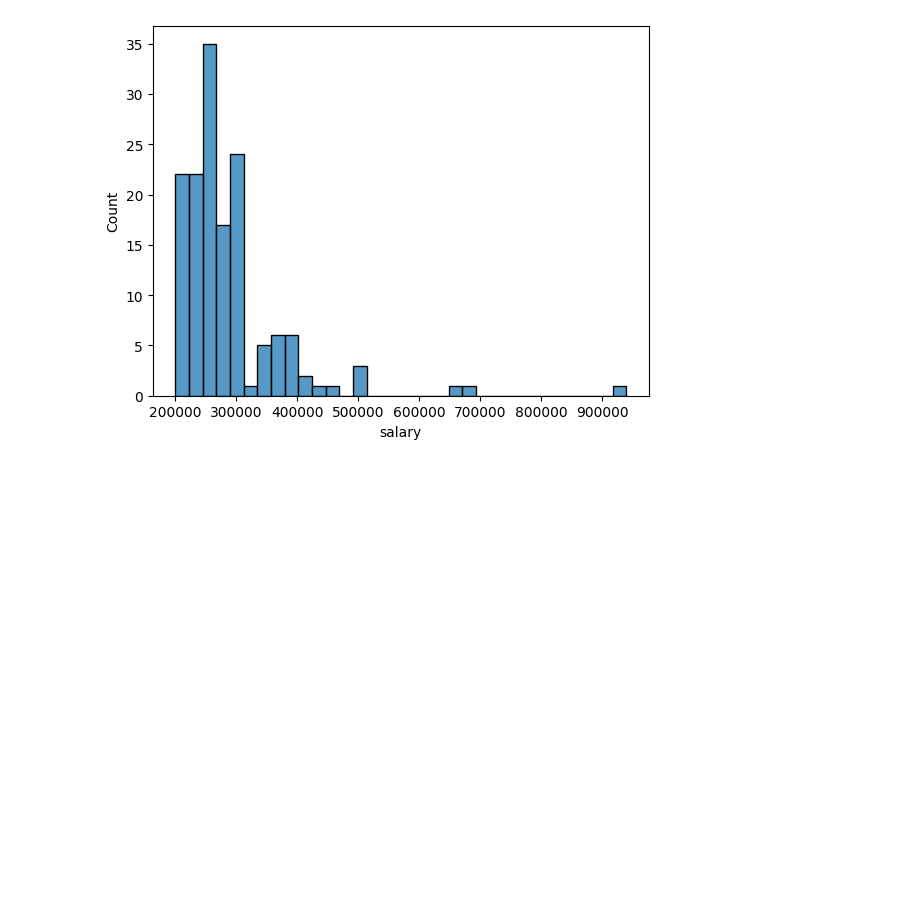
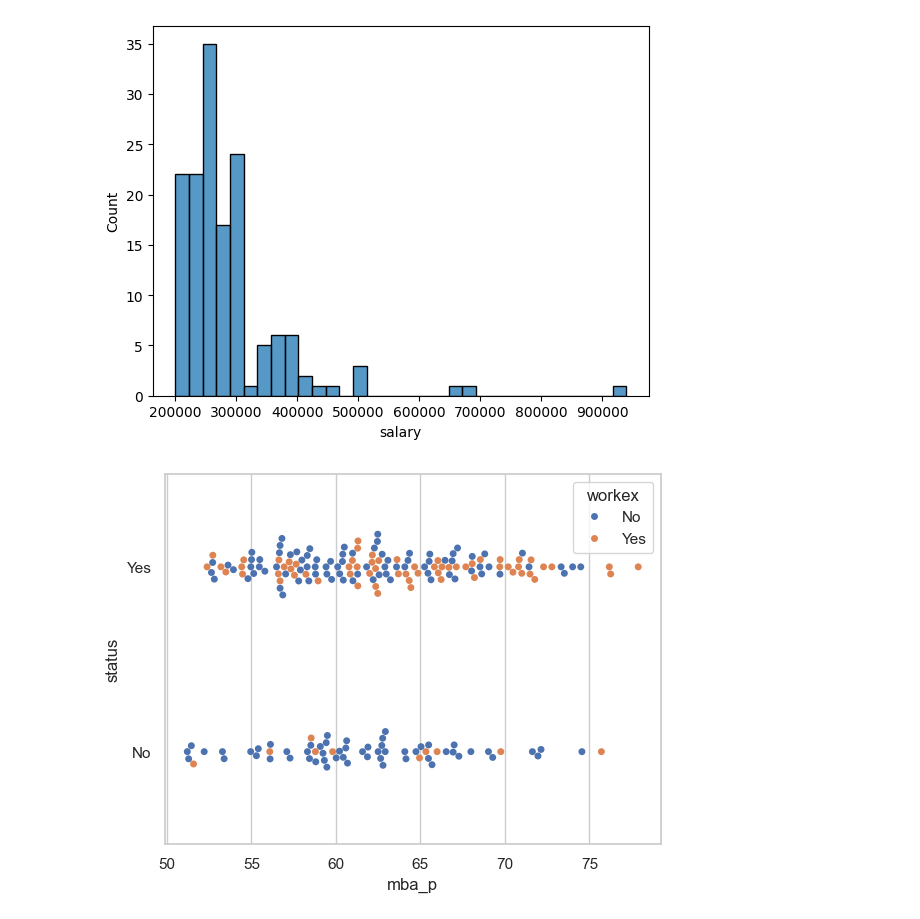
Before and after one commit to edupmon/fiap, a Jupyter notebook: pos-tech/data-analytics/fase-2/02-machine-learning-avancado/aula-2/knn-svm.ipynb, the cells around one changed output. Saved outputs shown, nothing was run; the diff lists cells and outputs as text; code cells hidden in the pictures; blank space fills up the shorter version.

```diff
--- a/pos-tech/data-analytics/fase-2/02-machine-learning-avancado/aula-2/knn-svm.ipynb
+++ b/pos-tech/data-analytics/fase-2/02-machine-learning-avancado/aula-2/knn-svm.ipynb
@@ -123,3 +124,9 @@ sns.histplot(data=df, x='salary')
 plt.show()
 # %% [output]
 [figure]
+# %%
+sns.set_theme(style='whitegrid')
+sns.swarmplot(data=df, x='mba_p', y='status', hue='workex')
+plt.show()
+# %% [output]
+[figure, added]
```
Also changed, not shown: parts of 2 cells of this notebook.
